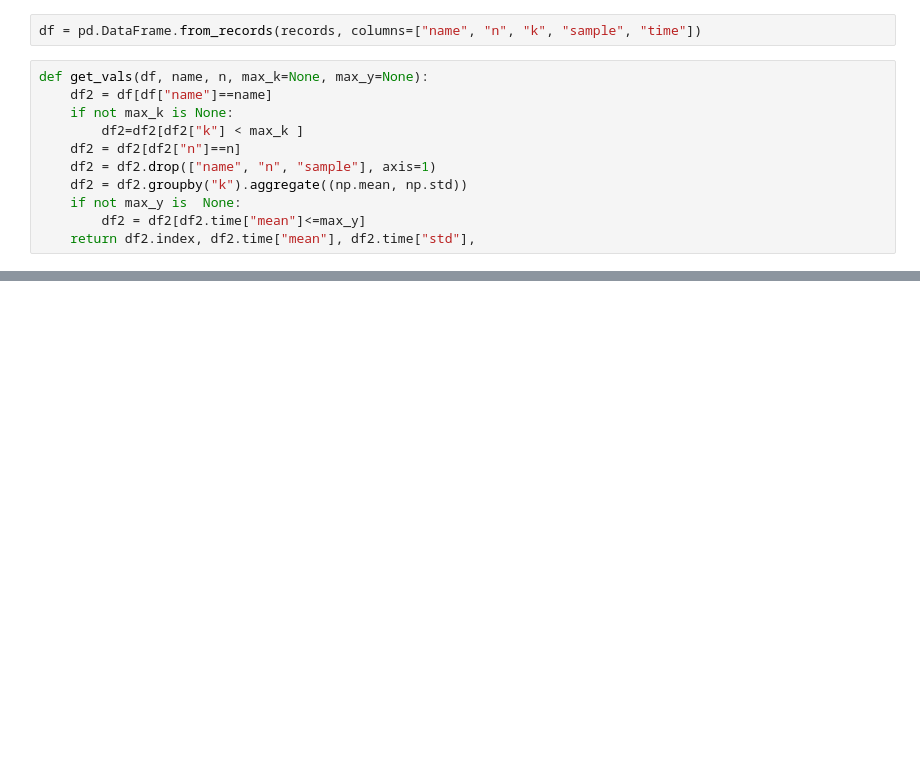
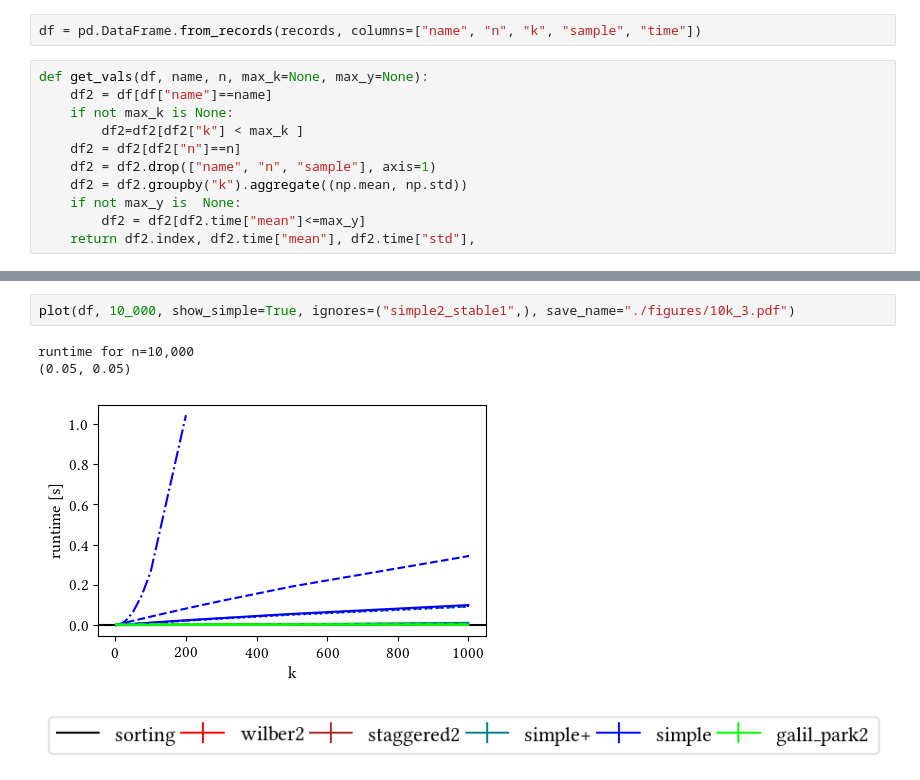
Before and after one commit to Feelx234/microagg1d, a Jupyter notebook: SpeedComparison.ipynb, the cells around one changed output, grey strips where cells are left out. Cells and saved outputs as stored; diff of their text form; blank space fills up the shorter version.

```diff
--- a/SpeedComparison.ipynb
+++ b/SpeedComparison.ipynb
@@ -157 +216,8 @@ def plot(df, n, max_k = None, show_simple=False, ignores=tuple(), max_y=None):
+# %%
+plot(df, 10_000, show_simple=True, ignores=("simple2_stable1",), save_name="./figures/10k_3.pdf")
+# %% [output]
+runtime for n=10,000
+(0.05, 0.05)
+[figure, added]
+[figure, added]
 # %%
```
Also changed, not shown: parts of 21 cells of this notebook, 4 other files.
